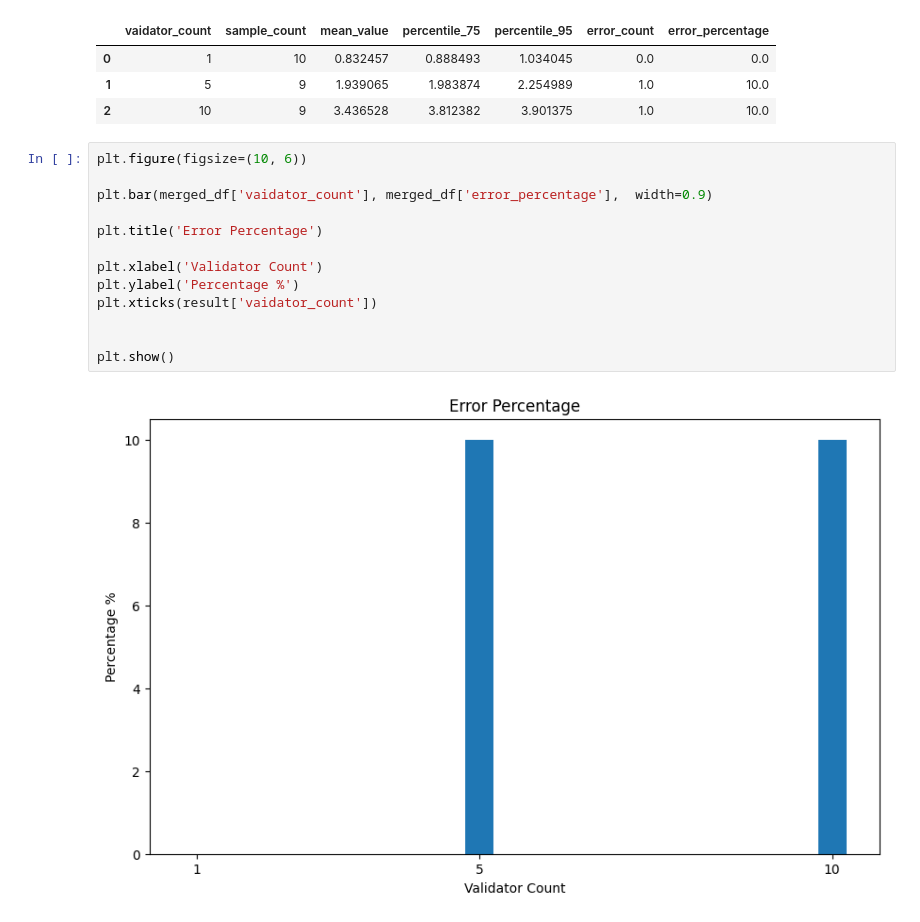
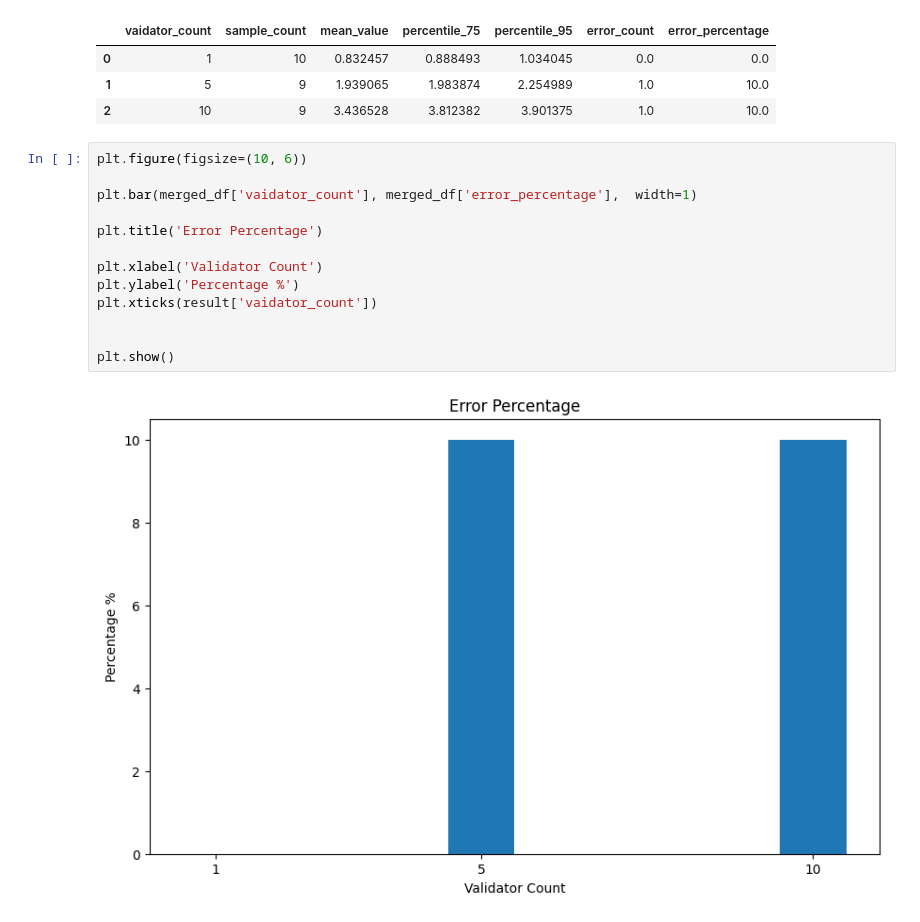
Before and after one commit to malaka-jayatissa/staking_perf_tool, a Jupyter notebook: stats/latency_stats.ipynb, the cells around one changed output. Drawn from its saved outputs; the diff is of its cells as text.

```diff
--- a/stats/latency_stats.ipynb
+++ b/stats/latency_stats.ipynb
@@ -94,15 +94,15 @@ merged_df.head()
 # %%
 plt.figure(figsize=(10, 6))
 
-plt.bar(merged_df['vaidator_count'], merged_df['error_percentage'],  width=0.9)
+plt.bar(merged_df['vaidator_count'], merged_df['error_percentage'],  width=1)
 
 plt.title('Error Percentage')
 
 plt.xlabel('Validator Count')
 plt.ylabel('Percentage %')
 plt.xticks(result['vaidator_count'])
 
 
 plt.show()
 # %% [output]
-[figure, old version]
+[figure, new version]
```
Also changed, not shown: 13 other files.
